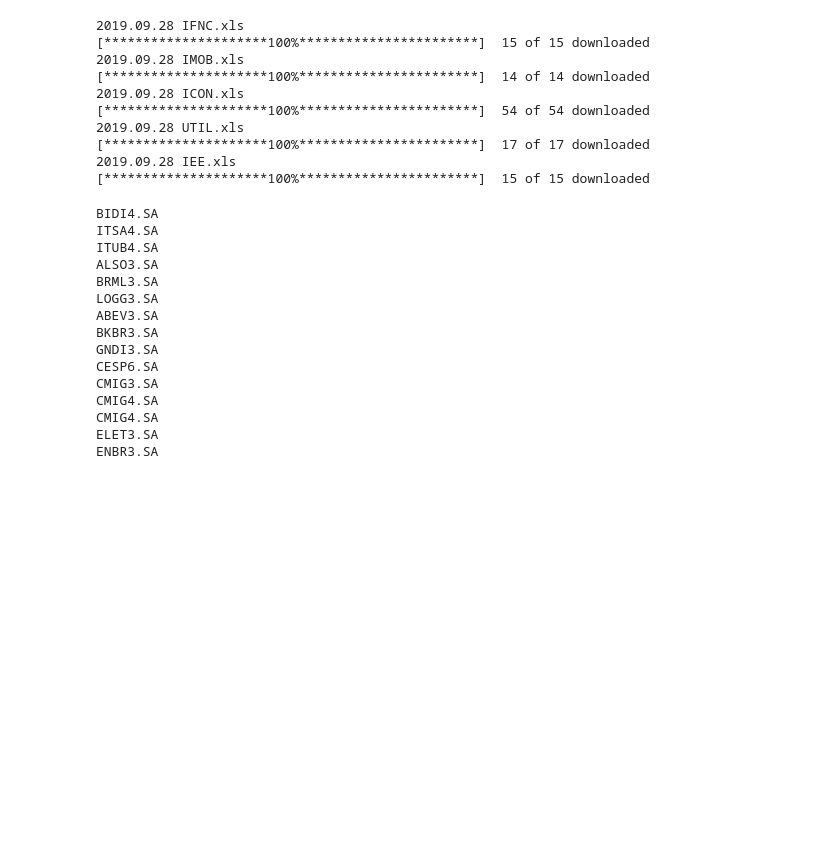
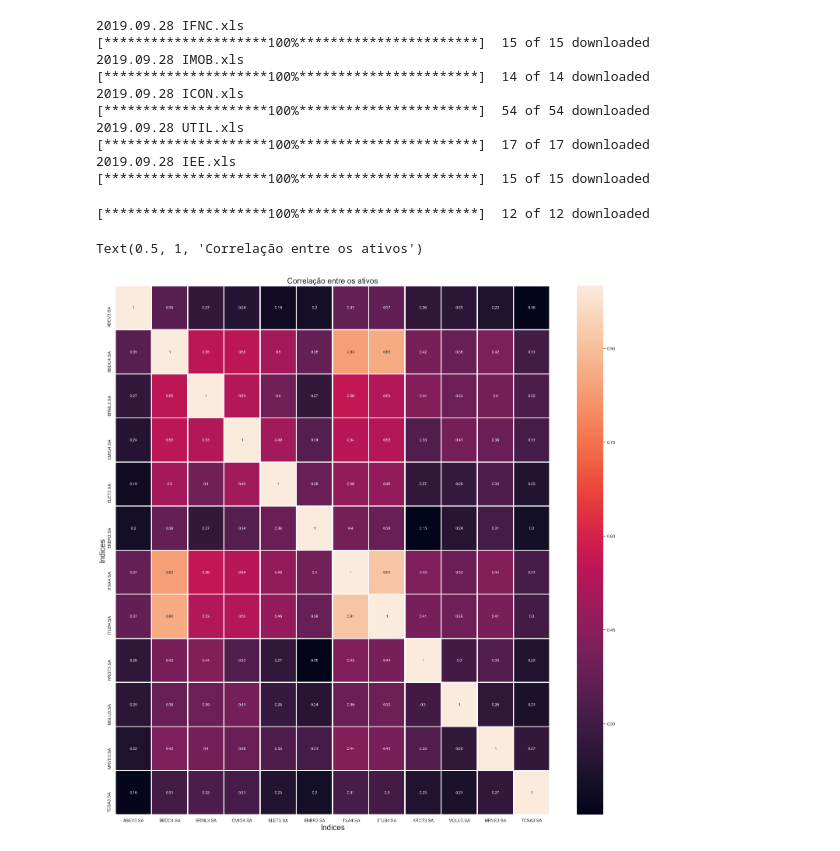
Before and after one commit to gustable42/processamento-de-sinais-financeiros, a Jupyter notebook: lista1/Lista 1 - PSF.ipynb, the cells around one changed output. Cells and saved outputs as stored; diff of their text form; code cells hidden in the pictures; blank space fills up the shorter version.

Commit message:
Fazendo matriz de correlação da questão 2

```diff
--- a/lista1/Lista 1 - PSF.ipynb
+++ b/lista1/Lista 1 - PSF.ipynb
@@ -52,7 +52,7 @@ def get_best_stocks(indice_name):
 
     volumes_summation = []
     for i in volumes_columns:
-        volume_object = Volume(i, functools.reduce(lambda x,y:x+y,volumes[i]))
+        volume_object = Volume(i, volumes[i].sum())
         volumes_summation.append(volume_object)
 
 
@@ -64,7 +64,9 @@ indices = ["IFNC", "IMOB", "ICON", "UTIL", "IEE"]
 best_indices = []
 for indice in indices:
     best_stocks = get_best_stocks(indice)
-    best_indices.append(best_stocks)
+    best_indices.append(best_stocks[0].stock)
+    best_indices.append(best_stocks[1].stock)
+    best_indices.append(best_stocks[2].stock)
 # %% [output]
 2019.09.28 IFNC.xls
 [*********************100%***********************]  15 of 15 downloaded
@@ -76,24 +78,22 @@ for indice in indices:
 [*********************100%***********************]  17 of 17 downloaded
 2019.09.28 IEE.xls
 [*********************100%***********************]  15 of 15 downloaded
-# %%
-for indice in best_indices:
-    print(indice[0].stock)
-    print(indice[1].stock)
-    print(indice[2].stock)
-# %% [output]
-BIDI4.SA
-ITSA4.SA
-ITUB4.SA
-ALSO3.SA
-BRML3.SA
-LOGG3.SA
-ABEV3.SA
-BKBR3.SA
-GNDI3.SA
-CESP6.SA
-CMIG3.SA
-CMIG4.SA
-CMIG4.SA
-ELET3.SA
-ENBR3.SA
+# %%
+start_date = dt.datetime.now() - dt.timedelta(days=2*365)
+end_date = dt.datetime.now()
+
+stocks = yahoo(best_indices, start_date, end_date)
+# %% [output]
+[*********************100%***********************]  12 of 12 downloaded
+# %%
+stocks_corr = stocks['Adj Close'].pct_change().iloc[1:].corr()
+fig = plt.subplots(figsize=(25,25))
+ax2=plt.subplot(1,1,1)
+sns.heatmap(market_corr, annot=True, linewidths=1.5, ax=ax2)
+
+ax2.set_ylabel("Indices",fontsize=20)
+ax2.set_xlabel("Indices",fontsize=20)
+ax2.set_title("Correlação entre os ativos",fontsize=20)
+# %% [output]
+Text(0.5, 1, 'Correlação entre os ativos')
+[figure, added]
```
